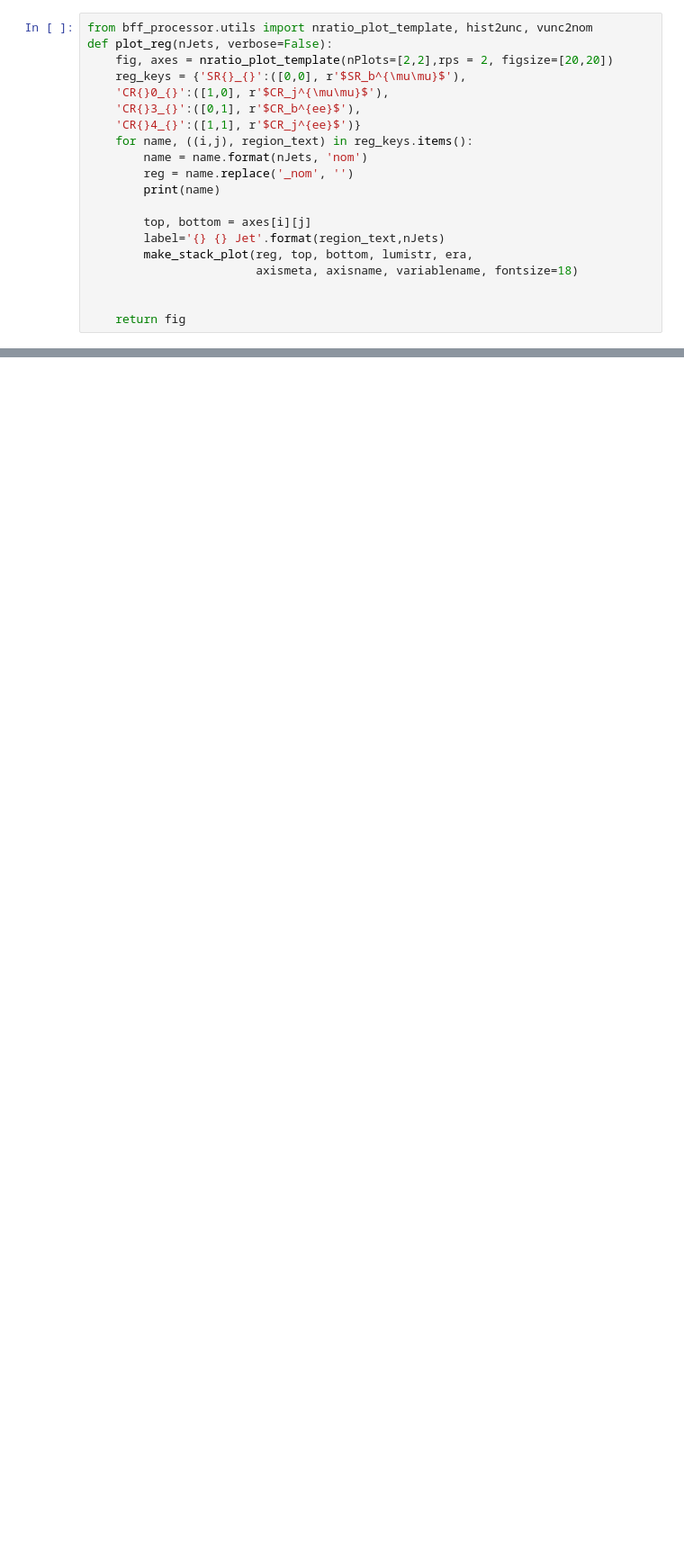
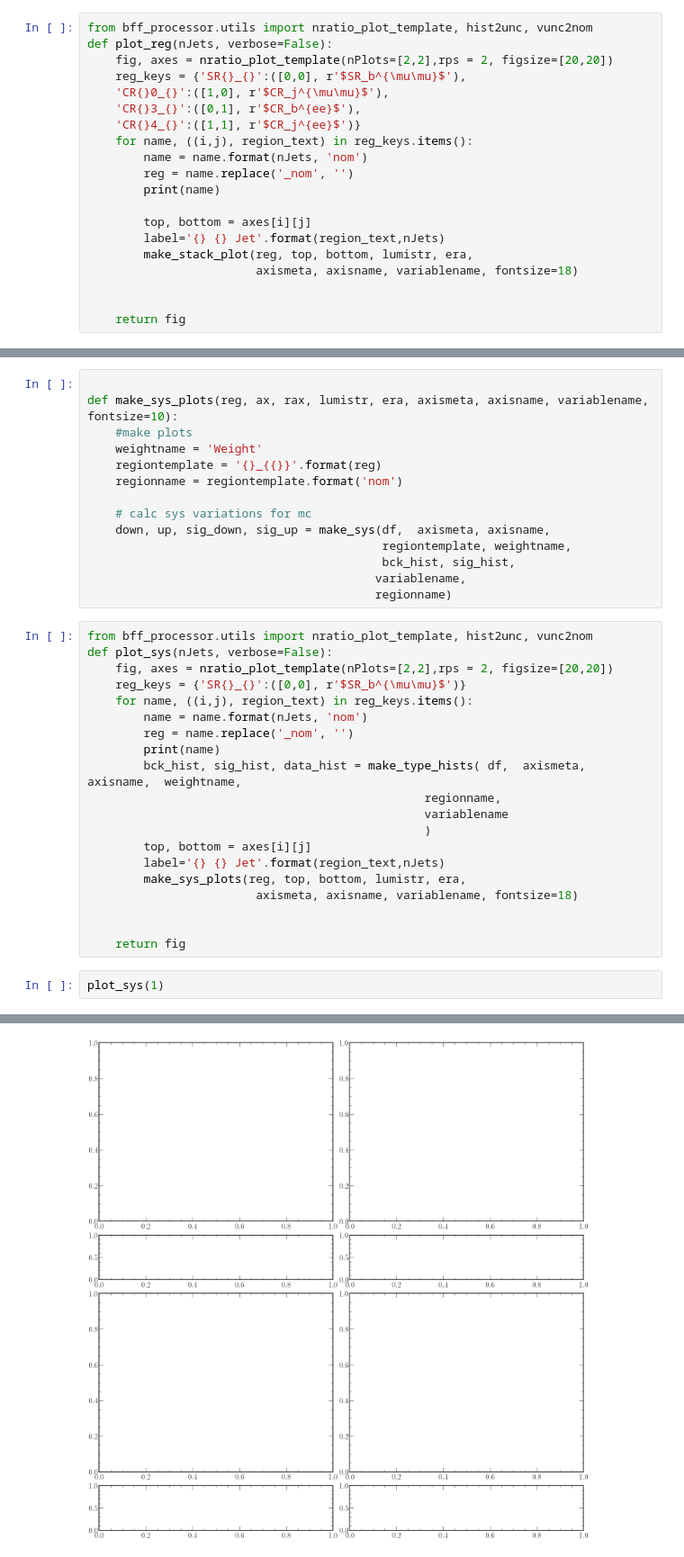
Before and after one commit to rymuelle/bff_plotting_code_v3, a Jupyter notebook: sys_overview.ipynb, the cells around one changed output, grey strips where cells are left out. Shown at 90% size. Cells and saved outputs as stored; diff of their text form; blank space fills up the shorter version.

```diff
--- a/sys_overview.ipynb
+++ b/sys_overview.ipynb
@@ -413,0 +421,37 @@ CR24_nom
+# %%
+
+def make_sys_plots(reg, ax, rax, lumistr, era, axismeta, axisname, variablename, fontsize=10):
+    #make plots
+    weightname = 'Weight'
+    regiontemplate = '{}_{{}}'.format(reg)
+    regionname = regiontemplate.format('nom')
+
+    # calc sys variations for mc
+    down, up, sig_down, sig_up = make_sys(df,  axismeta, axisname,
+                                          regiontemplate, weightname,
+                                          bck_hist, sig_hist,
+                                         variablename,
+                                         regionname)
+# %%
+from bff_processor.utils import nratio_plot_template, hist2unc, vunc2nom
+def plot_sys(nJets, verbose=False):
+    fig, axes = nratio_plot_template(nPlots=[2,2],rps = 2, figsize=[20,20])
+    reg_keys = {'SR{}_{}':([0,0], r'$SR_b^{\mu\mu}$')}
+    for name, ((i,j), region_text) in reg_keys.items():
+        name = name.format(nJets, 'nom')
+        reg = name.replace('_nom', '')
+        print(name)
+        bck_hist, sig_hist, data_hist = make_type_hists( df,  axismeta, axisname,  weightname,
+                                                regionname,
+                                                variablename
+                                                )
+        top, bottom = axes[i][j]
+        label='{} {} Jet'.format(region_text,nJets)
+        make_sys_plots(reg, top, bottom, lumistr, era,
+                        axismeta, axisname, variablename, fontsize=18)
+
+
+    return fig
+# %%
+plot_sys(1)
+# %% [output]
@@ -413,0 +461 @@ CR24_nom
+[figure, added]
```
Also changed, not shown: parts of 9 cells of this notebook, 3 other files.
